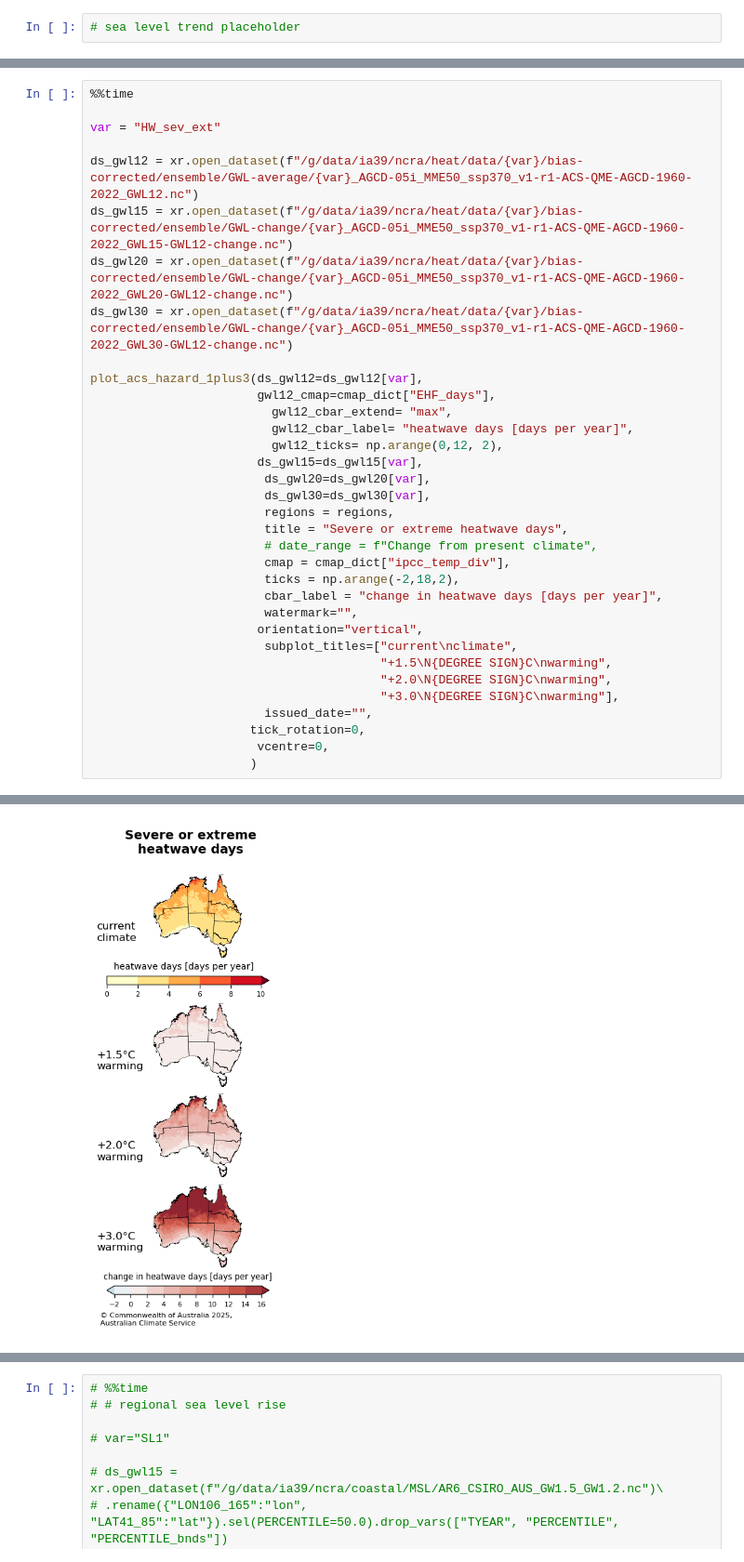
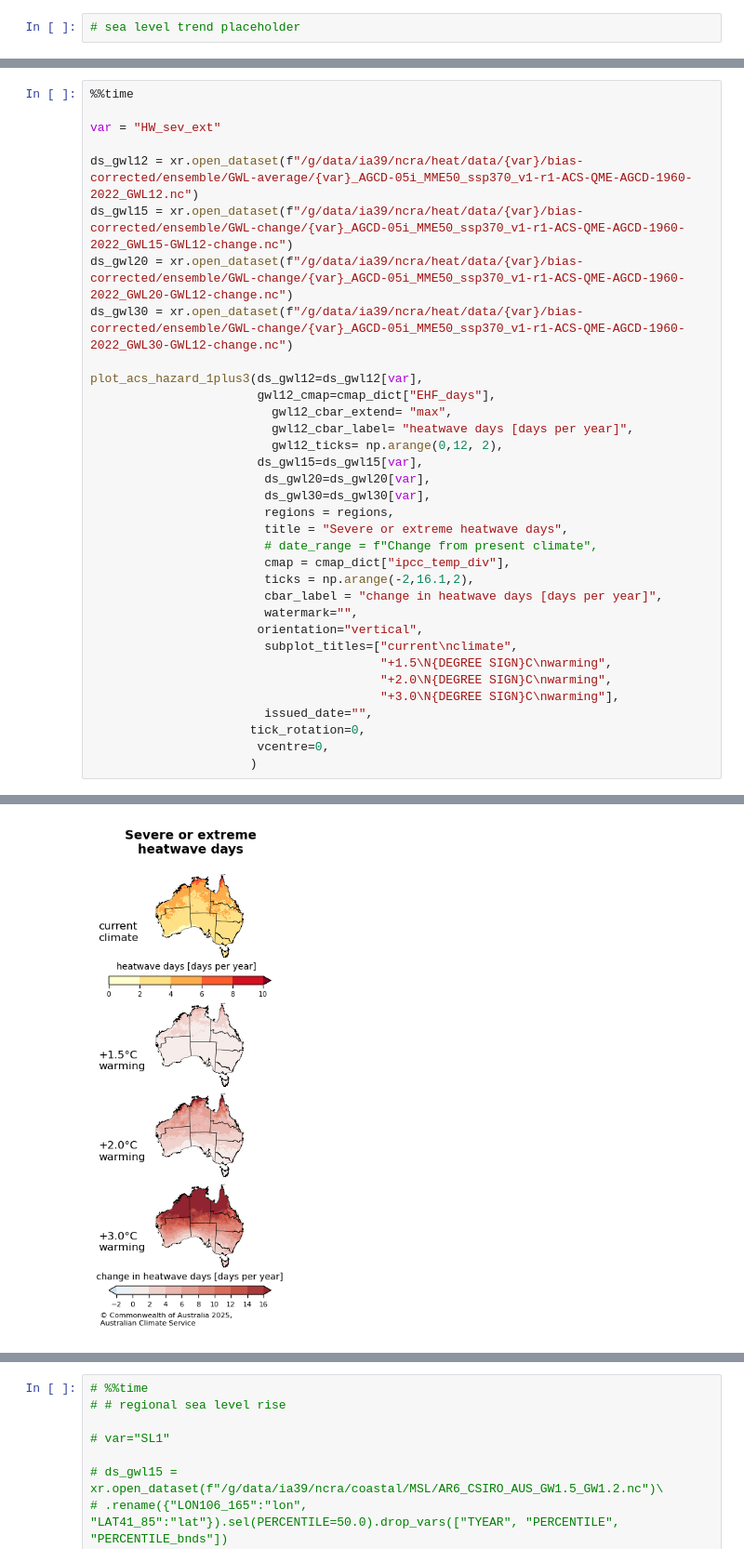
Before and after one commit to AusClimateService/plotting_maps, a Jupyter notebook: reports/Climate_and_hazards_report.ipynb, the cells around one changed output, grey strips where cells are left out. Shown at 93% size. Cells and saved outputs as stored; diff of their text form.

```diff
--- a/reports/Climate_and_hazards_report.ipynb
+++ b/reports/Climate_and_hazards_report.ipynb
@@ -449,7 +449,7 @@ plot_acs_hazard_1plus3(ds_gwl12=ds_gwl12[var],
                         title = "Severe or extreme heatwave days",
                         # date_range = f"Change from present climate",
                         cmap = cmap_dict["ipcc_temp_div"],
-                        ticks = np.arange(-2,18,2),
+                        ticks = np.arange(-2,16.1,2),
                         cbar_label = "change in heatwave days [days per year]",
                         watermark="",
                        orientation="vertical",
@@ -467,6 +467,6 @@ Wall time: 6.34 s
 (<Figure size 300x800 with 5 Axes>,
  array([<GeoAxes: >, <GeoAxes: >, <GeoAxes: >, <GeoAxes: >], dtype=object))
-[figure, old version]
+[figure, new version]
 # %%
 %%time
 var="SPI3"
```
Also changed, not shown: parts of 27 cells of this notebook, 24 other files.
